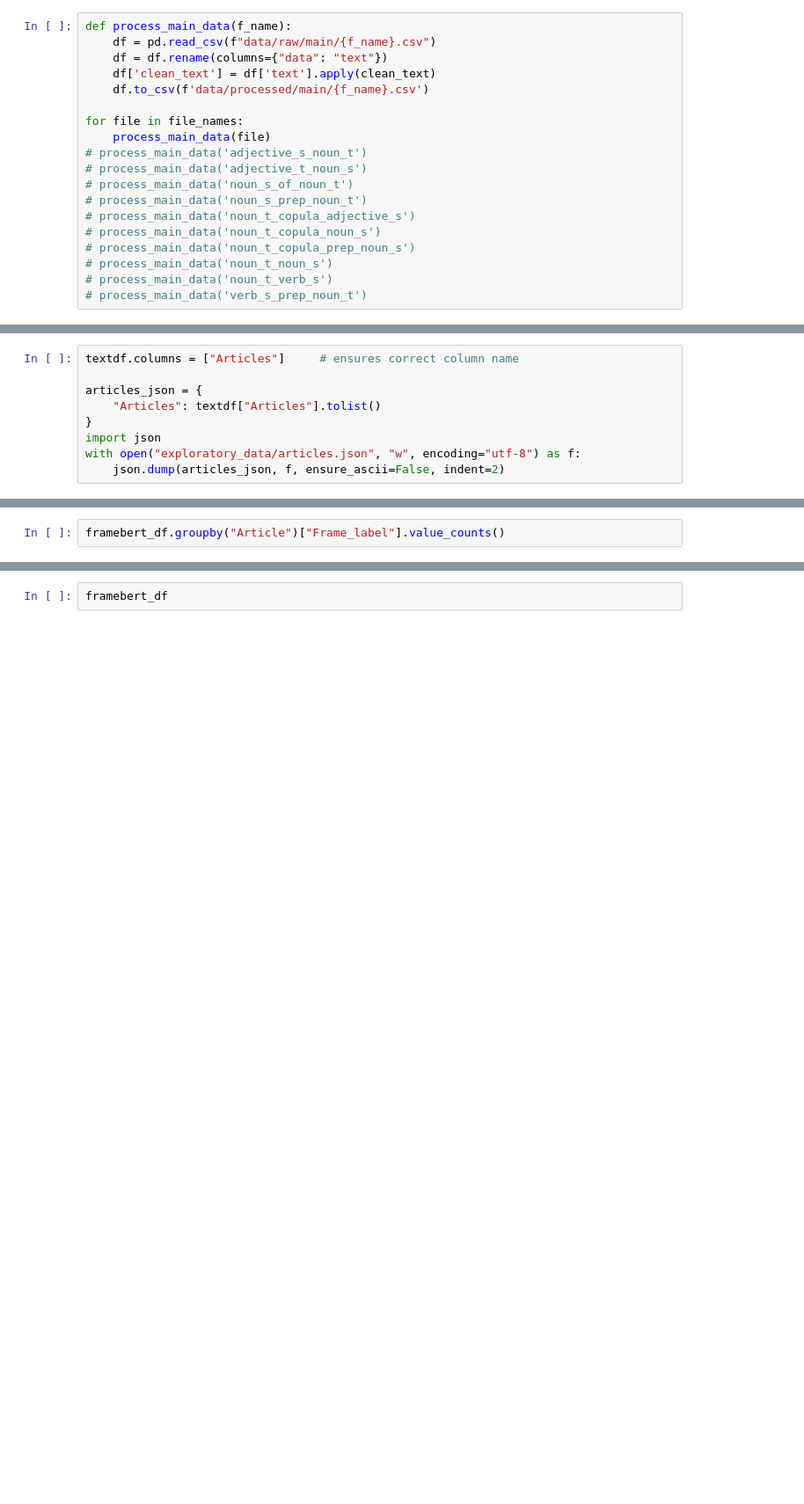
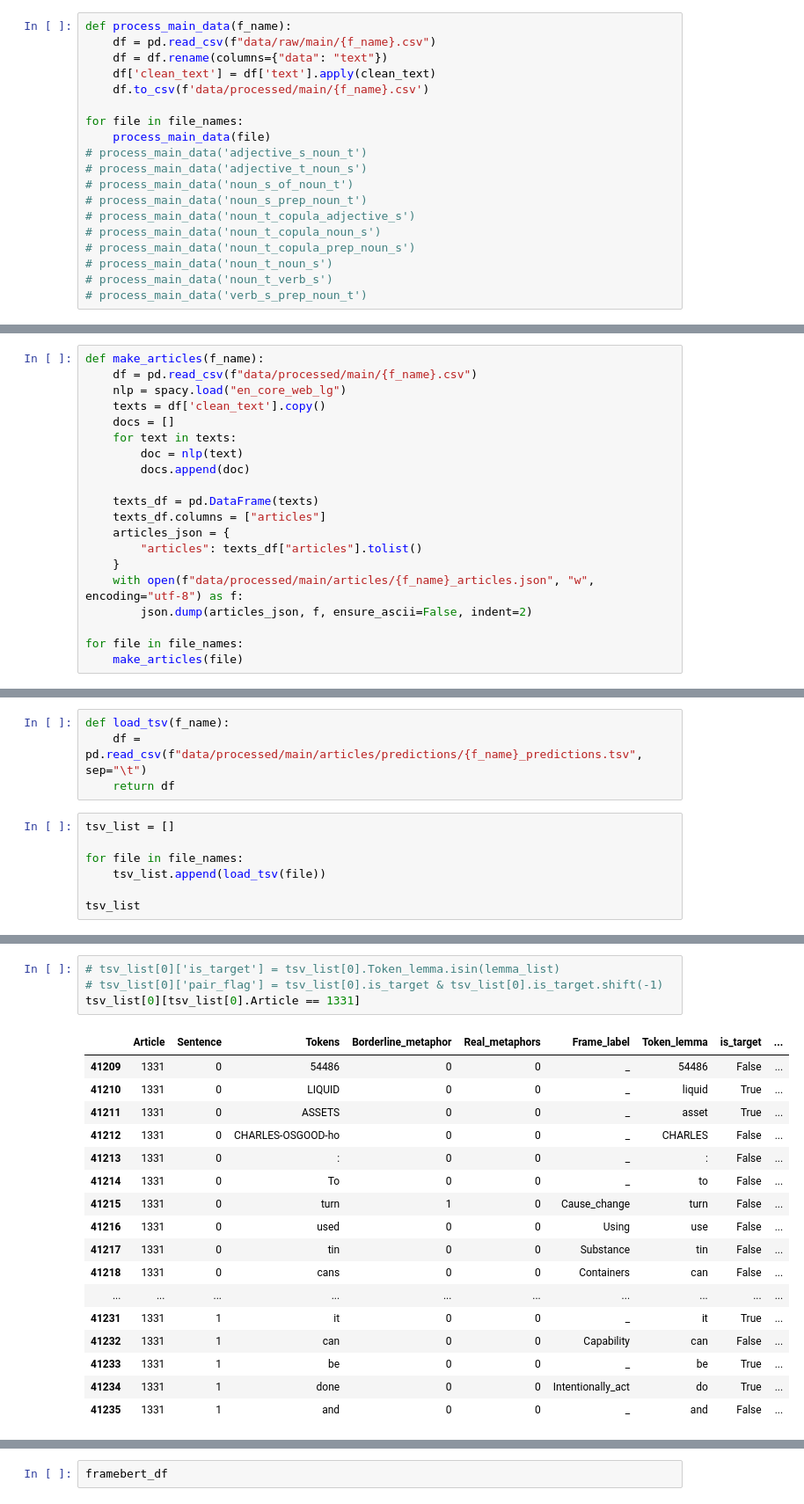
Before and after one commit to MORImementos/DissertationRepository, a Jupyter notebook: english_corpora_coca/english_corpora_main.ipynb, the cells around one changed output, grey strips where cells are left out. Shown at 88% size. Saved outputs shown, nothing was run; the diff lists cells and outputs as text; blank space fills up the shorter version.

```diff
--- a/english_corpora_coca/english_corpora_main.ipynb
+++ b/english_corpora_coca/english_corpora_main.ipynb
@@ -122,9 +44,0 @@ textdf
-# %%
-textdf.columns = ["Articles"]     # ensures correct column name
-
-articles_json = {
-    "Articles": textdf["Articles"].tolist()
-}
-import json
-with open("exploratory_data/articles.json", "w", encoding="utf-8") as f:
-    json.dump(articles_json, f, ensure_ascii=False, indent=2)
@@ -188,0 +45,20 @@ framebert_df
+# %%
+def make_articles(f_name):
+    df = pd.read_csv(f"data/processed/main/{f_name}.csv")
+    nlp = spacy.load("en_core_web_lg")
+    texts = df['clean_text'].copy()
+    docs = []
+    for text in texts:
+        doc = nlp(text)
+        docs.append(doc)
+
+    texts_df = pd.DataFrame(texts)
+    texts_df.columns = ["articles"]
+    articles_json = {
+        "articles": texts_df["articles"].tolist()
+    }
+    with open(f"data/processed/main/articles/{f_name}_articles.json", "w", encoding="utf-8") as f:
+        json.dump(articles_json, f, ensure_ascii=False, indent=2)
+
+for file in file_names:
+    make_articles(file)
@@ -189,3 +67,12 @@ framebert_df
+# %%
+def load_tsv(f_name):
+    df = pd.read_csv(f"data/processed/main/articles/predictions/{f_name}_predictions.tsv", sep="\t")
+    return df
 # %%
-framebert_df.groupby("Article")["Frame_label"].value_counts()
+tsv_list = []
+
+for file in file_names:
+    tsv_list.append(load_tsv(file))
+
+tsv_list
 # %% [output]
@@ -218,0 +164,22 @@ e['Token_lemma'] = e['Tokens'].apply(safe_lemmatize)
+# %%
+# tsv_list[0]['is_target'] = tsv_list[0].Token_lemma.isin(lemma_list)
+# tsv_list[0]['pair_flag'] = tsv_list[0].is_target & tsv_list[0].is_target.shift(-1)
+tsv_list[0][tsv_list[0].Article == 1331]
+# %% [output]
+|  | Article | Sentence | Tokens | Borderline_metaphor | Real_metaphors | Frame_label | Token_lemma | is_target | ... |
+| 41209 | 1331 | 0 | 54486 | 0 | 0 | _ | 54486 | False | ... |
+| 41210 | 1331 | 0 | LIQUID | 0 | 0 | _ | liquid | True | ... |
+| 41211 | 1331 | 0 | ASSETS | 0 | 0 | _ | asset | True | ... |
+| 41212 | 1331 | 0 | CHARLES-OSGOOD-ho | 0 | 0 | _ | CHARLES | False | ... |
+| 41213 | 1331 | 0 | : | 0 | 0 | _ | : | False | ... |
+| 41214 | 1331 | 0 | To | 0 | 0 | _ | to | False | ... |
+| 41215 | 1331 | 0 | turn | 1 | 0 | Cause_change | turn | False | ... |
+| 41216 | 1331 | 0 | used | 0 | 0 | Using | use | False | ... |
+| 41217 | 1331 | 0 | tin | 0 | 0 | Substance | tin | False | ... |
+| 41218 | 1331 | 0 | cans | 0 | 0 | Containers | can | False | ... |
+| ... | ... | ... | ... | ... | ... | ... | ... | ... | ... |
+| 41231 | 1331 | 1 | it | 0 | 0 | _ | it | True | ... |
+| 41232 | 1331 | 1 | can | 0 | 0 | Capability | can | False | ... |
+| 41233 | 1331 | 1 | be | 0 | 0 | _ | be | True | ... |
+| 41234 | 1331 | 1 | done | 0 | 0 | Intentionally_act | do | True | ... |
+| 41235 | 1331 | 1 | and | 0 | 0 | _ | and | False | ... |
```
Also changed, not shown: parts of 26 cells of this notebook, 41 other files.
